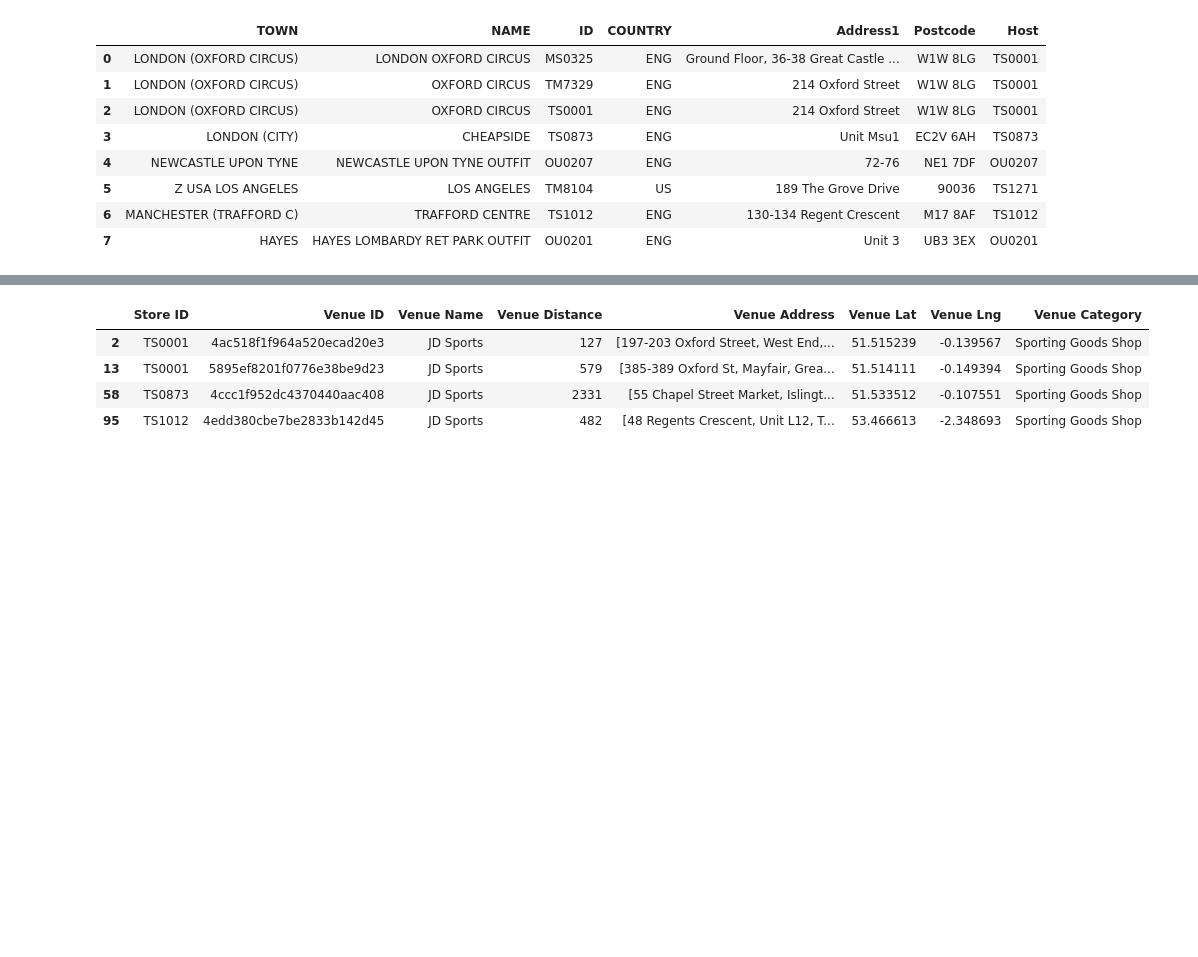
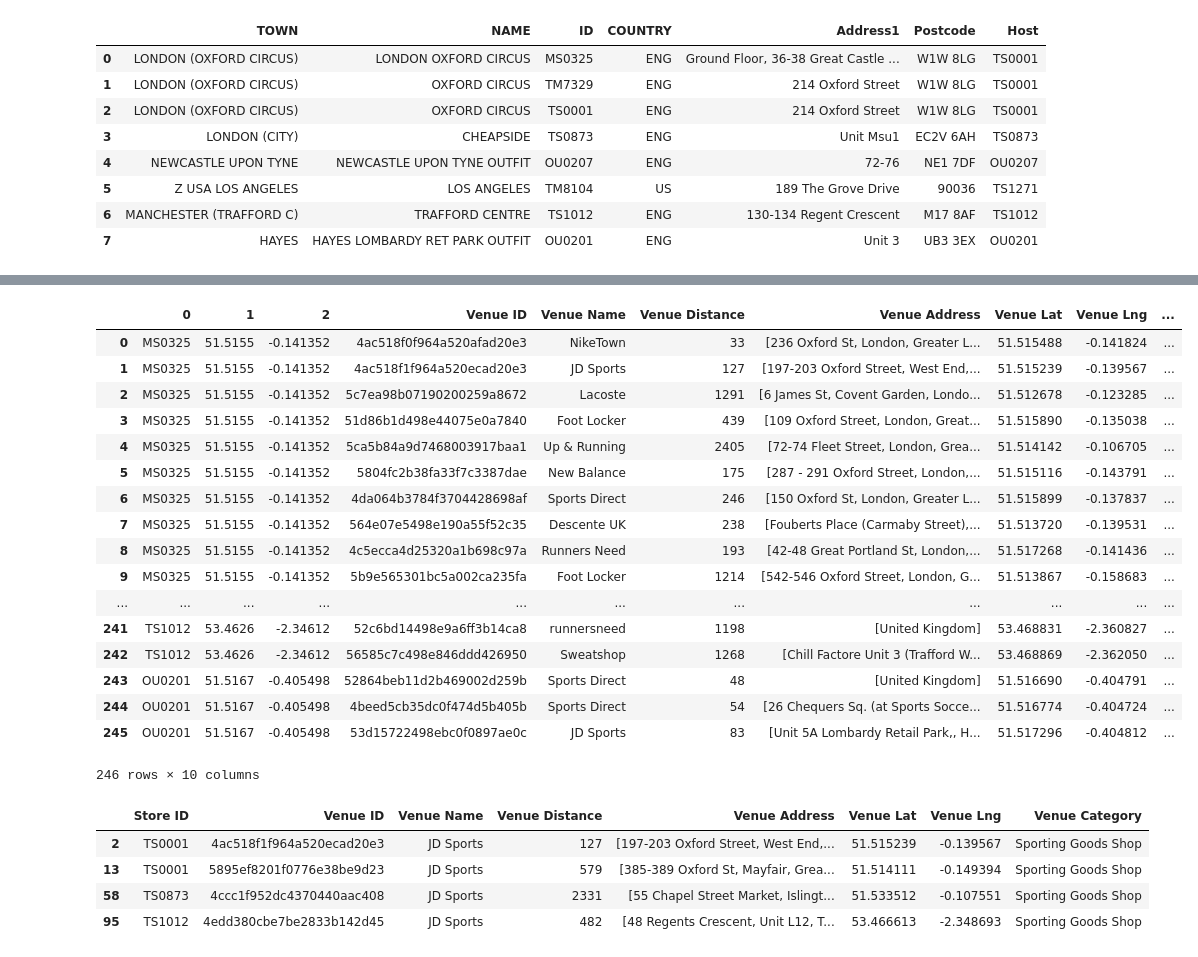
Before and after one commit to ninjananjo/Clothing-Store-Competition, a Jupyter notebook: JD Sports Proximity.ipynb, the cells around one changed output, grey strips where cells are left out. Saved outputs shown, nothing was run; the diff lists cells and outputs as text; code cells hidden in the pictures; blank space fills up the shorter version.

Commit message:
added store lat lng

```diff
--- a/JD Sports Proximity.ipynb
+++ b/JD Sports Proximity.ipynb
@@ -143,7 +121,9 @@ categoryId = '4bf58dd8d48988d1f2941735'
 # %%
 def getNearbyVenues(names, latitudes, longitudes, radius=500):
 
-    region_list = []
+    store_list = []
+    lat_list = []
+    lng_list = []
 
     for name, lat, lng in zip(names, latitudes, longitudes):
 
@@ -169,13 +149,14 @@ def getNearbyVenues(names, latitudes, longitudes, radius=500):
         resultsVenCat = pd.concat([resultsVen, resultsCat], axis=1)
         resultsVenCat = resultsVenCat[['id','name','location.distance','location.formattedAddress','location.lat','location.lng','cat_name']]
 
-        #Add region name and average price
+        #Add region name
         for i in range(0,resultsVen.shape[0]):
-            region_list.append(name)
+            store_list.append(name)
+            lat_list.append(lat)
+            lng_list.append(lng)
 
-        region_list = pd.DataFrame(region_list, columns=['Store ID'])
-
-        nearbyVenues = pd.concat([region_list, resultsVenCat], axis=1)
+        store = pd.DataFrame([store_list,lat_list,lng_list]).T
+        nearbyVenues = pd.concat([store, resultsVenCat], axis=1)
 
     return(nearbyVenues)
 # %%
@@ -204,3 +185,24 @@ print(regions_venues.shape[0])
+# %%
+regions_venues
+# %% [output]
+|  | 0 | 1 | 2 | Venue ID | Venue Name | Venue Distance | Venue Address | Venue Lat | Venue Lng | ... |
+| 0 | MS0325 | 51.5155 | -0.141352 | 4ac518f0f964a520afad20e3 | NikeTown | 33 | [236 Oxford St, London, Greater L... | 51.515488 | -0.141824 | ... |
+| 1 | MS0325 | 51.5155 | -0.141352 | 4ac518f1f964a520ecad20e3 | JD Sports | 127 | [197-203 Oxford Street, West End,... | 51.515239 | -0.139567 | ... |
+| 2 | MS0325 | 51.5155 | -0.141352 | 5c7ea98b07190200259a8672 | Lacoste | 1291 | [6 James St, Covent Garden, Londo... | 51.512678 | -0.123285 | ... |
+| 3 | MS0325 | 51.5155 | -0.141352 | 51d86b1d498e44075e0a7840 | Foot Locker | 439 | [109 Oxford Street, London, Great... | 51.515890 | -0.135038 | ... |
+| 4 | MS0325 | 51.5155 | -0.141352 | 5ca5b84a9d7468003917baa1 | Up & Running | 2405 | [72-74 Fleet Street, London, Grea... | 51.514142 | -0.106705 | ... |
+| 5 | MS0325 | 51.5155 | -0.141352 | 5804fc2b38fa33f7c3387dae | New Balance | 175 | [287 - 291 Oxford Street, London,... | 51.515116 | -0.143791 | ... |
+| 6 | MS0325 | 51.5155 | -0.141352 | 4da064b3784f3704428698af | Sports Direct | 246 | [150 Oxford St, London, Greater L... | 51.515899 | -0.137837 | ... |
+| 7 | MS0325 | 51.5155 | -0.141352 | 564e07e5498e190a55f52c35 | Descente UK | 238 | [Fouberts Place (Carmaby Street),... | 51.513720 | -0.139531 | ... |
+| 8 | MS0325 | 51.5155 | -0.141352 | 4c5ecca4d25320a1b698c97a | Runners Need | 193 | [42-48 Great Portland St, London,... | 51.517268 | -0.141436 | ... |
+| 9 | MS0325 | 51.5155 | -0.141352 | 5b9e565301bc5a002ca235fa | Foot Locker | 1214 | [542-546 Oxford Street, London, G... | 51.513867 | -0.158683 | ... |
+| ... | ... | ... | ... | ... | ... | ... | ... | ... | ... | ... |
+| 241 | TS1012 | 53.4626 | -2.34612 | 52c6bd14498e9a6ff3b14ca8 | runnersneed | 1198 | [United Kingdom] | 53.468831 | -2.360827 | ... |
+| 242 | TS1012 | 53.4626 | -2.34612 | 56585c7c498e846ddd426950 | Sweatshop | 1268 | [Chill Factore Unit 3 (Trafford W... | 53.468869 | -2.362050 | ... |
+| 243 | OU0201 | 51.5167 | -0.405498 | 52864beb11d2b469002d259b | Sports Direct | 48 | [United Kingdom] | 51.516690 | -0.404791 | ... |
+| 244 | OU0201 | 51.5167 | -0.405498 | 4beed5cb35dc0f474d5b405b | Sports Direct | 54 | [26 Chequers Sq. (at Sports Socce... | 51.516774 | -0.404724 | ... |
+| 245 | OU0201 | 51.5167 | -0.405498 | 53d15722498ebc0f0897ae0c | JD Sports | 83 | [Unit 5A Lombardy Retail Park,, H... | 51.517296 | -0.404812 | ... |
+246 rows × 10 columns
 # %%
 jdsports = regions_venues[regions_venues['Venue Name']=='JD Sports']
 jdsports.to_csv('jdsports_proximty.csv')
```
Also changed, not shown: parts of 8 cells of this notebook.
